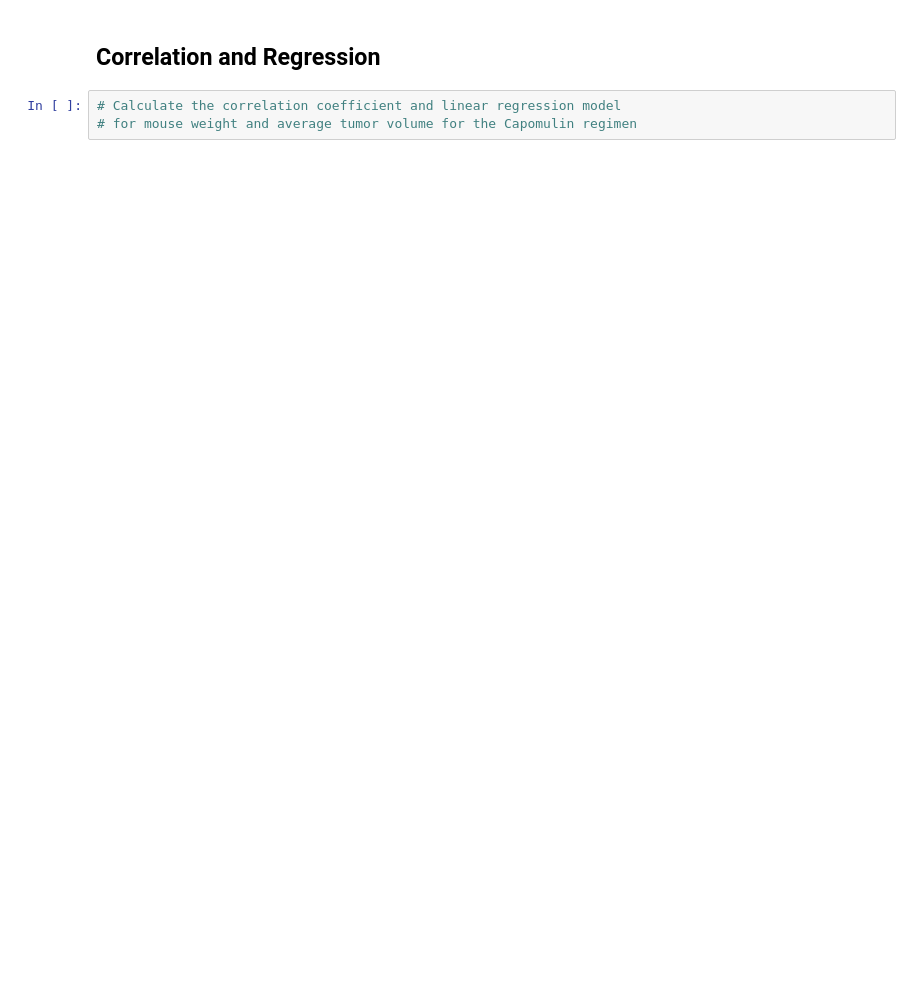
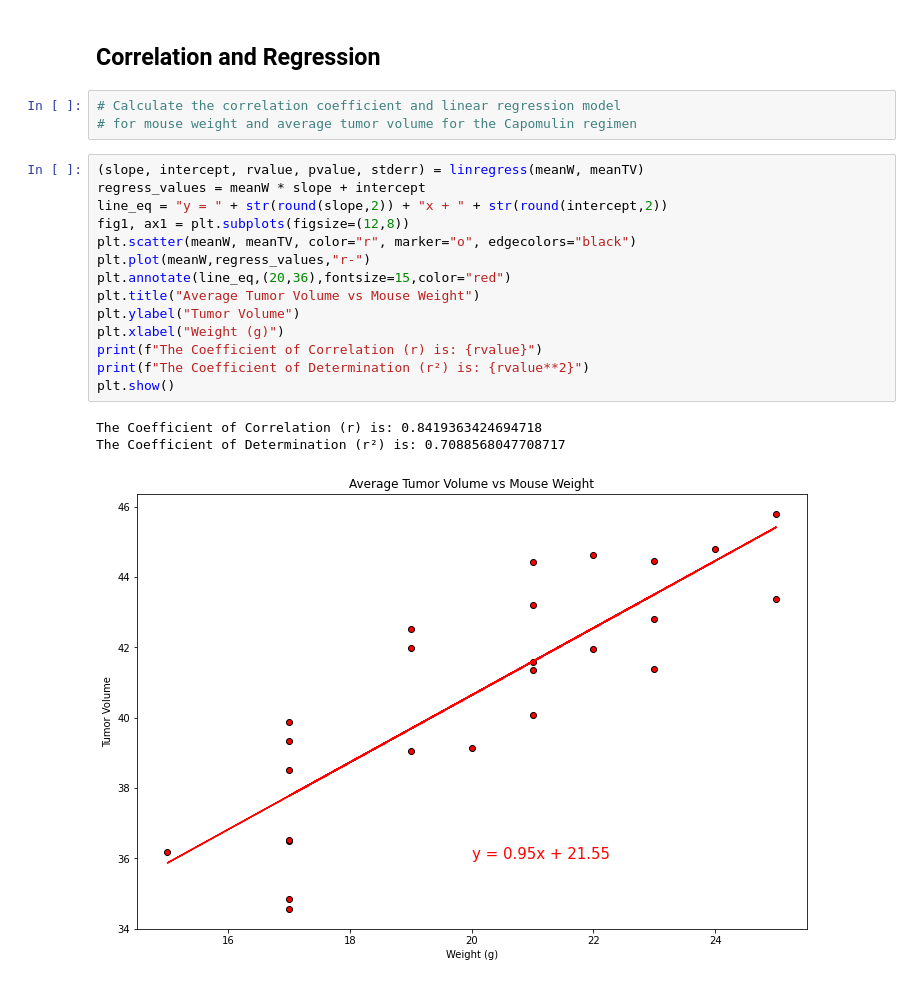
Before and after one commit to jordan-gilmartin/pharma-study-analysis, a Jupyter notebook: Instructions/Pymaceuticals/pymaceuticals_starter.ipynb, the cells around one changed output. Cells and saved outputs as stored; diff of their text form; blank space fills up the shorter version.

```diff
--- a/Instructions/Pymaceuticals/pymaceuticals_starter.ipynb
+++ b/Instructions/Pymaceuticals/pymaceuticals_starter.ipynb
@@ -701,3 +759,21 @@ Text(0.5, 0, 'Treatment')
 # %%
 # Calculate the correlation coefficient and linear regression model
 # for mouse weight and average tumor volume for the Capomulin regimen
+# %%
+(slope, intercept, rvalue, pvalue, stderr) = linregress(meanW, meanTV)
+regress_values = meanW * slope + intercept
+line_eq = "y = " + str(round(slope,2)) + "x + " + str(round(intercept,2))
+fig1, ax1 = plt.subplots(figsize=(12,8))
+plt.scatter(meanW, meanTV, color="r", marker="o", edgecolors="black")
+plt.plot(meanW,regress_values,"r-")
+plt.annotate(line_eq,(20,36),fontsize=15,color="red")
+plt.title("Average Tumor Volume vs Mouse Weight")
+plt.ylabel("Tumor Volume")
+plt.xlabel("Weight (g)")
+print(f"The Coefficient of Correlation (r) is: {rvalue}")
+print(f"The Coefficient of Determination (r²) is: {rvalue**2}")
+plt.show()
+# %% [output]
+The Coefficient of Correlation (r) is: 0.8419363424694718
+The Coefficient of Determination (r²) is: 0.7088568047708717
+[figure, added]
```
Also changed, not shown: parts of 11 cells of this notebook.
